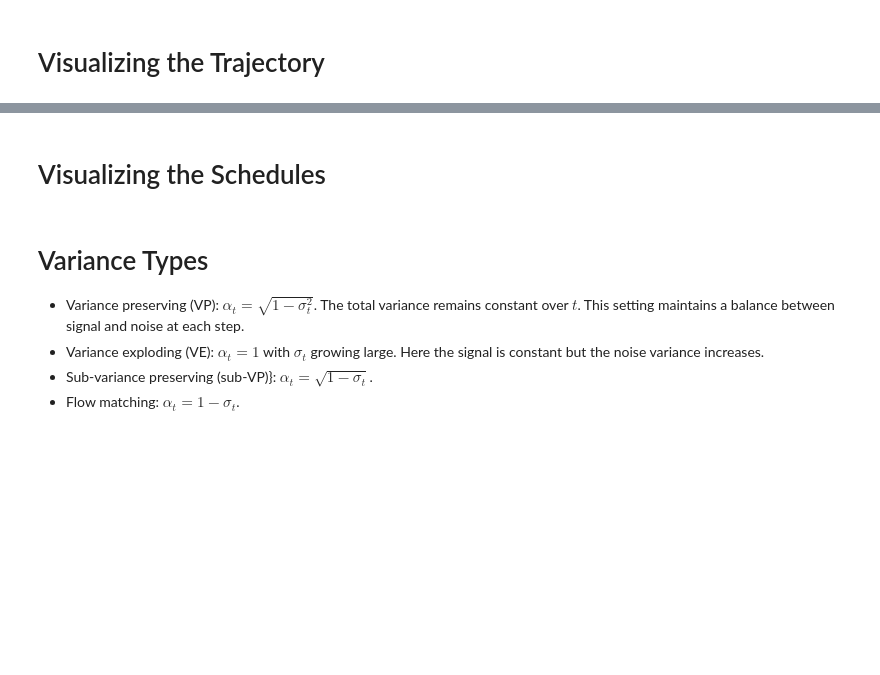
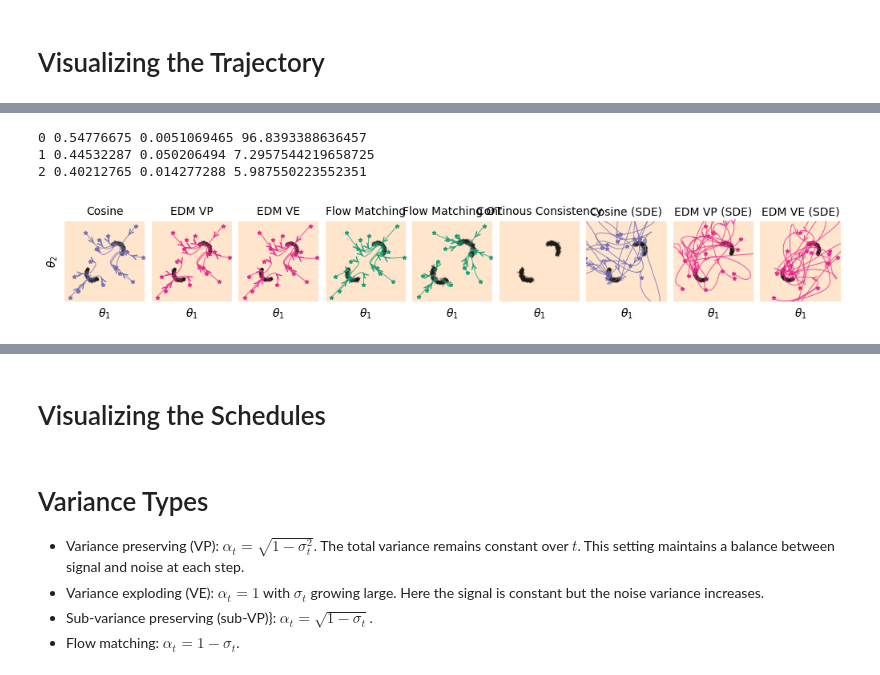
Before and after one commit to vepe99/diffusion-experiments, a Jupyter notebook: Visualising Score & Schedules.ipynb, the cells around one changed output, grey strips where cells are left out. Cells and saved outputs as stored; diff of their text form; code cells hidden in the pictures; blank space fills up the shorter version.

```diff
--- a/Visualising Score & Schedules.ipynb
+++ b/Visualising Score & Schedules.ipynb
@@ -361,6 +411,9 @@ def title_and_color(name, is_sde, colors):
         if name == 'flow_matching_ot':
             title = 'Flow Matching OT'
             _color = colors[2]
+        elif name == 'stable_consistency':
+            title = 'Continous Consistency'
+            _color = colors[4]
         else:
             title = 'Flow Matching'
             _color = colors[2]
@@ -434,12 +487,13 @@ post_samples_sde = {k: None for k in diffusion_idxs}
 for j in tqdm(range(n_trajectories)):
     x0_i = x0[j][None]
     for i, (name, workflow) in enumerate(workflows.items()):
-        traj, vels, times = euler_backward_like(
-            workflow, x0=x0_i, conditions=conditions, steps=200, stochastic_solver=False
-        )
-        traj = traj[:, 0, 0]
-        vels = vels[:, 0, 0]
-        sim_det[i].append((traj, vels))
+        if name != 'stable_consistency':
+            traj, vels, times = euler_backward_like(
+                workflow, x0=x0_i, conditions=conditions, steps=200, stochastic_solver=False
+            )
+            traj = traj[:, 0, 0]
+            vels = vels[:, 0, 0]
+            sim_det[i].append((traj, vels))
         if j == (n_trajectories - 1):
             samples = workflow.sample(num_samples=1000, conditions=conditions)
             post_samples_det[i] = samples["theta"][0]
@@ -498,7 +552,6 @@ for i, (name, workflow) in enumerate(workflows.items()):
         ps = post_samples_det[i]
         ax[i].scatter(ps[:, 0], ps[:, 1], s=0.6, marker='.', alpha=0.5,
                       color='#1C1B1A', label="Posterior Samples" if i == 0 else None, zorder=0)
-    #plot_density(ax[i], post_samples_det[i], xlim, ylim)
     ax[i].set_aspect('equal')
     ax[i].set_xlabel(r"$\theta_1$")
 
@@ -527,32 +580,37 @@ for wf_i in diffusion_idxs:
         ps = post_samples_sde[wf_i]
         ax[col_idx].scatter(ps[:, 0], ps[:, 1], alpha=0.5, marker='.', s=0.6, color='#1C1B1A', zorder=0)
     #plot_density(ax[col_idx], post_samples_sde[wf_i], xlim, ylim)
     ax[col_idx].set_aspect('equal')
     ax[col_idx].set_xlabel(r"$\theta_1$")
 
 # legend and formatting
 handles = [
     plt.scatter([], [], color='black', marker=init_marker[0], s=30, label='Initial Point (t=1)'),
     Line2D([0], [0], color='black', marker='>', markersize=6, markevery=(1, 1),
            label='Trajectory'),
     plt.scatter([], [], color='#1C1B1A', marker='.', s=50, label='Posterior Samples (t=0)'),
 ]
-fig.legend(handles=handles, bbox_to_anchor=(0.5, 0.1), loc='lower center', ncols=3, frameon=False)
+#fig.legend(handles=handles, bbox_to_anchor=(0.5, 0.1), loc='lower center', ncols=3, frameon=False)
 
 ax[0].set_ylabel(r"$\theta_2$")
 ax[-1].set_xlim([-0.6, 0.6])
 ax[-1].set_ylim([-0.6, 0.6])
 
 for a in ax:
     a.set_xticks([])
     a.set_yticks([])
     for spine in a.spines.values():
         spine.set_visible(False)
     a.set_facecolor('#FFE5CC')
 
 for a in ax:
     for item in ([a.title, a.xaxis.label, a.yaxis.label] + a.get_xticklabels() + a.get_yticklabels()):
         item.set_fontsize(10)
 
-plt.savefig('trajectories.pdf', bbox_inches='tight')
+#plt.savefig('trajectories.pdf', bbox_inches='tight')
 plt.show()
+# %% [output]
+0 0.54776675 0.0051069465 96.8393388636457
+1 0.44532287 0.050206494 7.2957544219658725
+2 0.40212765 0.014277288 5.987550223552351
+[figure, added]
```
Also changed, not shown: parts of 6 cells of this notebook, 30 other files.
